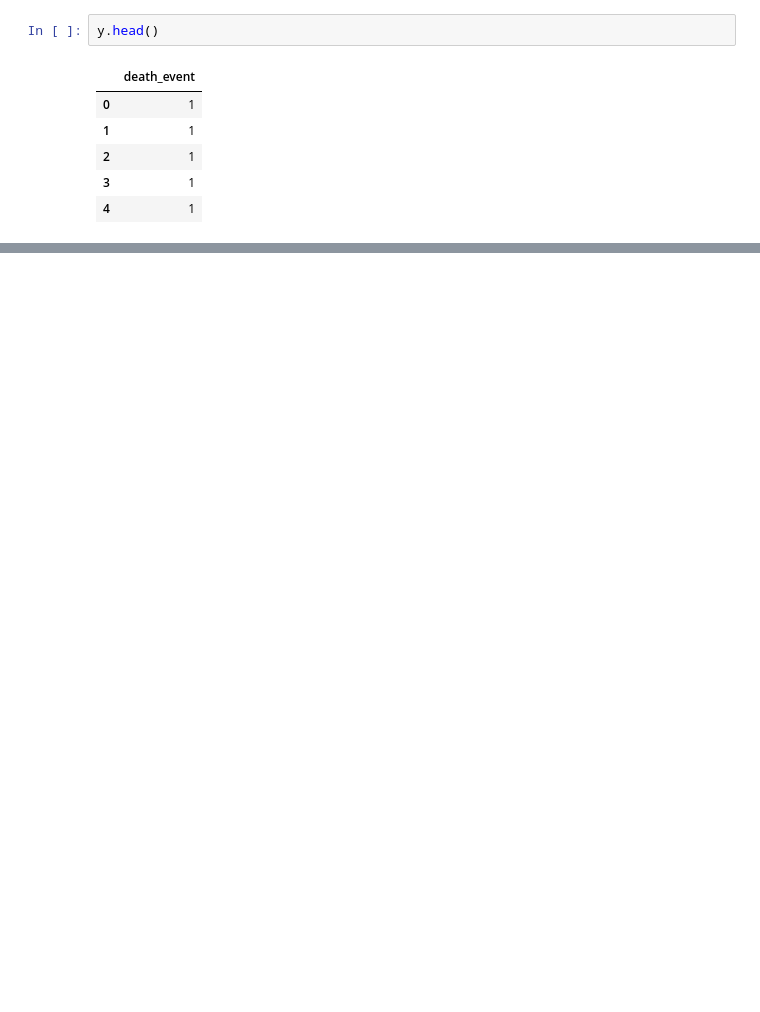
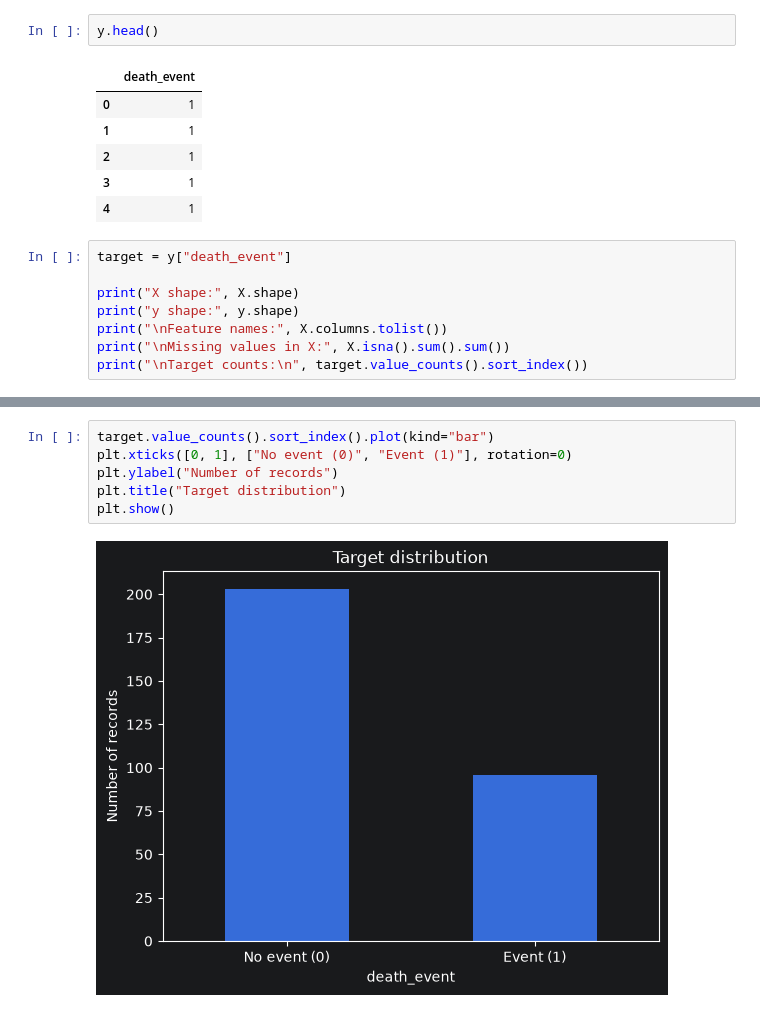
Before and after one commit to mirosssha/AIBDApython, a Jupyter notebook: NSU_ML/Labs/lab03.ipynb, the cells around one changed output, grey strips where cells are left out. Saved outputs shown, nothing was run; the diff lists cells and outputs as text; blank space fills up the shorter version.

```diff
--- a/NSU_ML/Labs/lab03.ipynb
+++ b/NSU_ML/Labs/lab03.ipynb
@@ -94,3 +78,11 @@ y.head()
 | 2 | 1 |
 | 3 | 1 |
 | 4 | 1 |
+# %%
+target = y["death_event"]
+
+print("X shape:", X.shape)
+print("y shape:", y.shape)
+print("\nFeature names:", X.columns.tolist())
+print("\nMissing values in X:", X.isna().sum().sum())
+print("\nTarget counts:\n", target.value_counts().sort_index())
@@ -96,0 +114,8 @@ y.head()
+# %%
+target.value_counts().sort_index().plot(kind="bar")
+plt.xticks([0, 1], ["No event (0)", "Event (1)"], rotation=0)
+plt.ylabel("Number of records")
+plt.title("Target distribution")
+plt.show()
+# %% [output]
+[figure, added]
```
Also changed, not shown: parts of 10 cells of this notebook, 2 other files.
